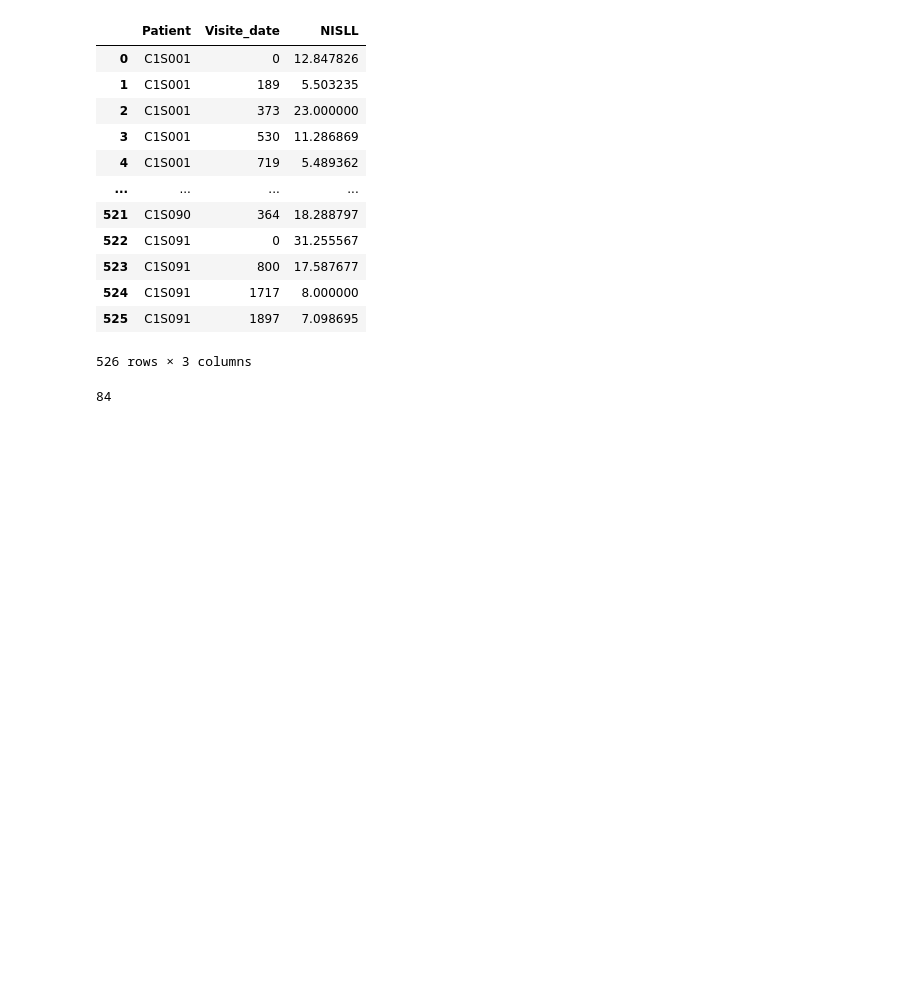
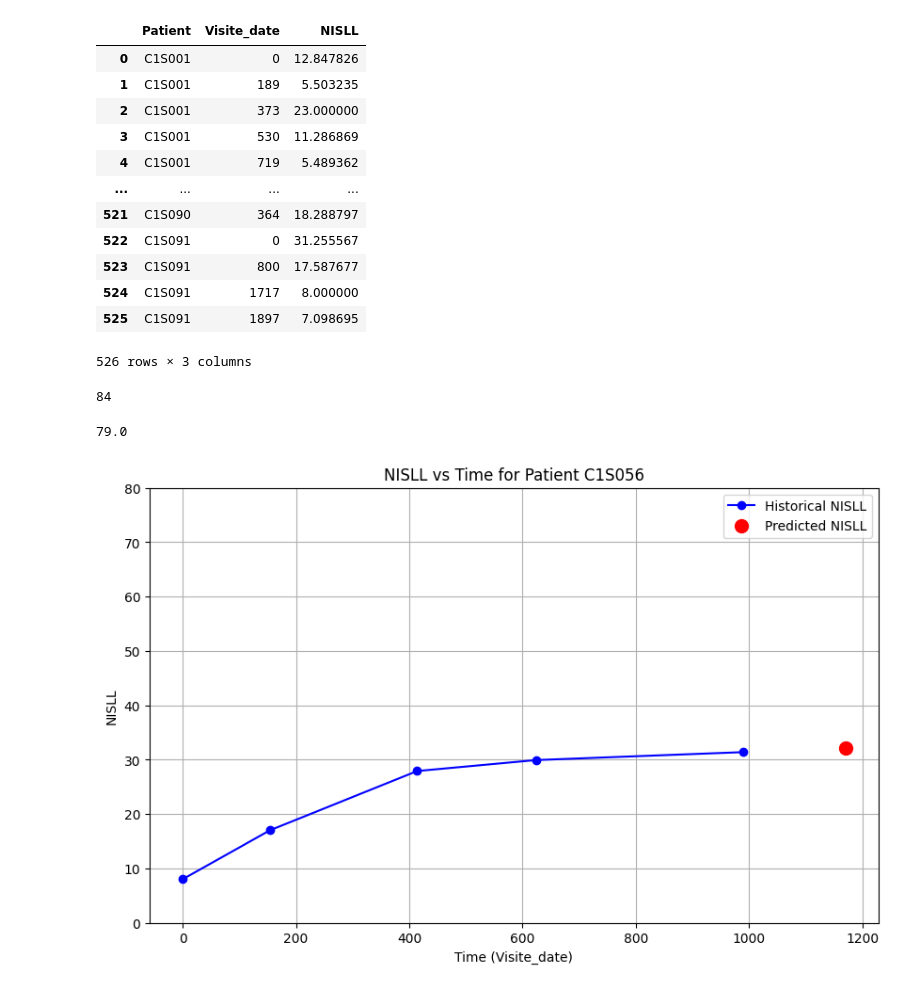
Before and after one commit to Le-bruit-de-nos-pas/attr_emg_2025, a Jupyter notebook: lstm_predict_nisll.ipynb, the cells around one changed output. Cells and saved outputs as stored; diff of their text form; code cells hidden in the pictures; blank space fills up the shorter version.

```diff
--- a/lstm_predict_nisll.ipynb
+++ b/lstm_predict_nisll.ipynb
@@ -281,3 +282,48 @@ final_df
 final_df['Patient'].nunique()
 # %% [output]
 84
+# %%
+final_df['NISLL'].max()
+# %% [output]
+79.0
+# %%
+
+
+def plot_random_patient(final_df):
+    # Step 1: Select a random patient
+    random_patient = np.random.choice(final_df["Patient"].unique())
+
+    # Step 2: Get the patient's data
+    patient_data = final_df[final_df["Patient"] == random_patient]
+
+    # Step 3: Separate historical data and predicted data
+    historical_data = patient_data[:-1]  # All except the last row
+    predicted_data = patient_data.iloc[-1]  # The last row (prediction)
+
+    # Step 4: Plot the NISLL vs. time
+    plt.figure(figsize=(10, 6))
+
+    # Plot historical NISLL vs. Visite_date
+    plt.plot(historical_data["Visite_date"], historical_data["NISLL"], label="Historical NISLL", color='b', marker='o')
+
+    # Plot predicted NISLL with a different color
+    plt.scatter(predicted_data["Visite_date"], predicted_data["NISLL"], color='r', label="Predicted NISLL", s=100, zorder=5)
+
+    # Add labels and title
+    plt.xlabel('Time (Visite_date)')
+    plt.ylabel('NISLL')
+    plt.title(f'NISLL vs Time for Patient {random_patient}')
+
+    plt.ylim(bottom=0)
+    plt.ylim(top=80)
+    # Show legend
+    plt.legend()
+
+    # Show the plot
+    plt.grid(True)
+    plt.show()
+
+# Call the function
+plot_random_patient(final_df)
+# %% [output]
+[figure, added]
```
Also changed, not shown: parts of 13 cells of this notebook.
